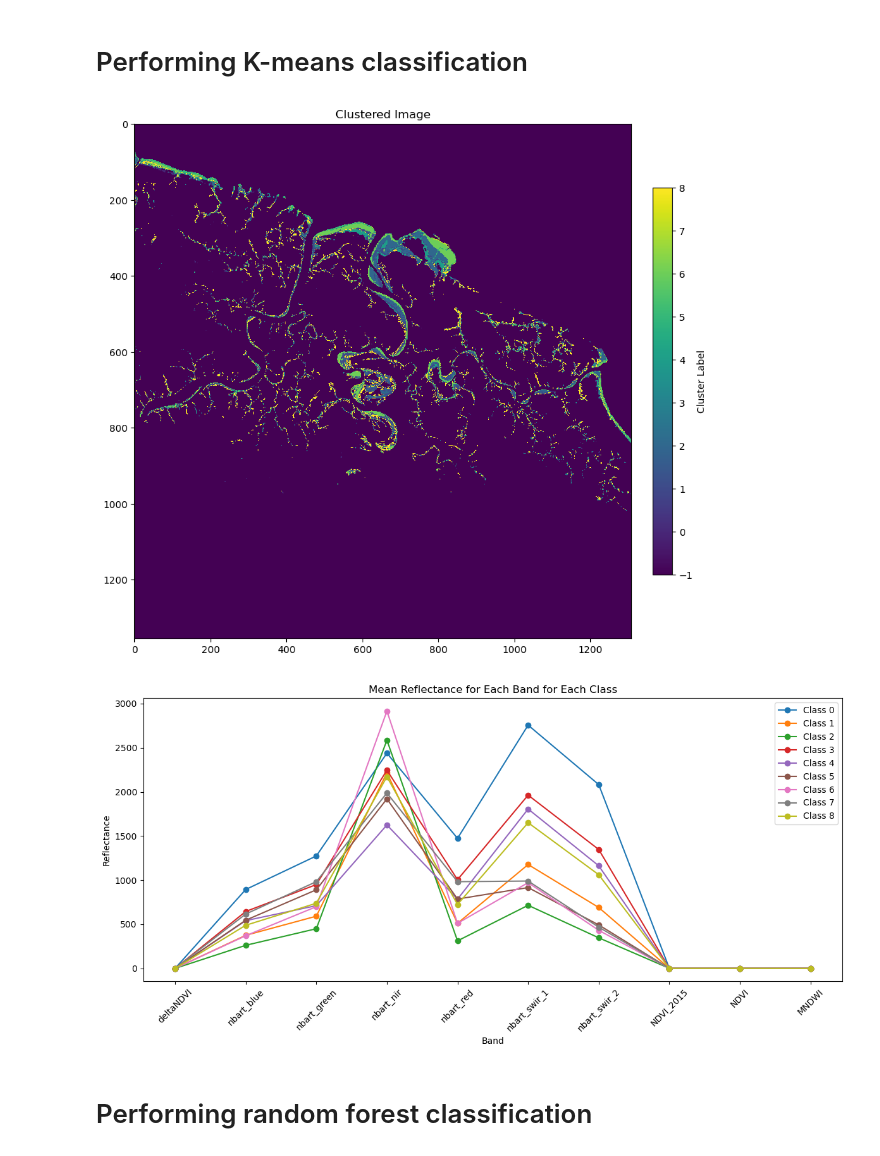
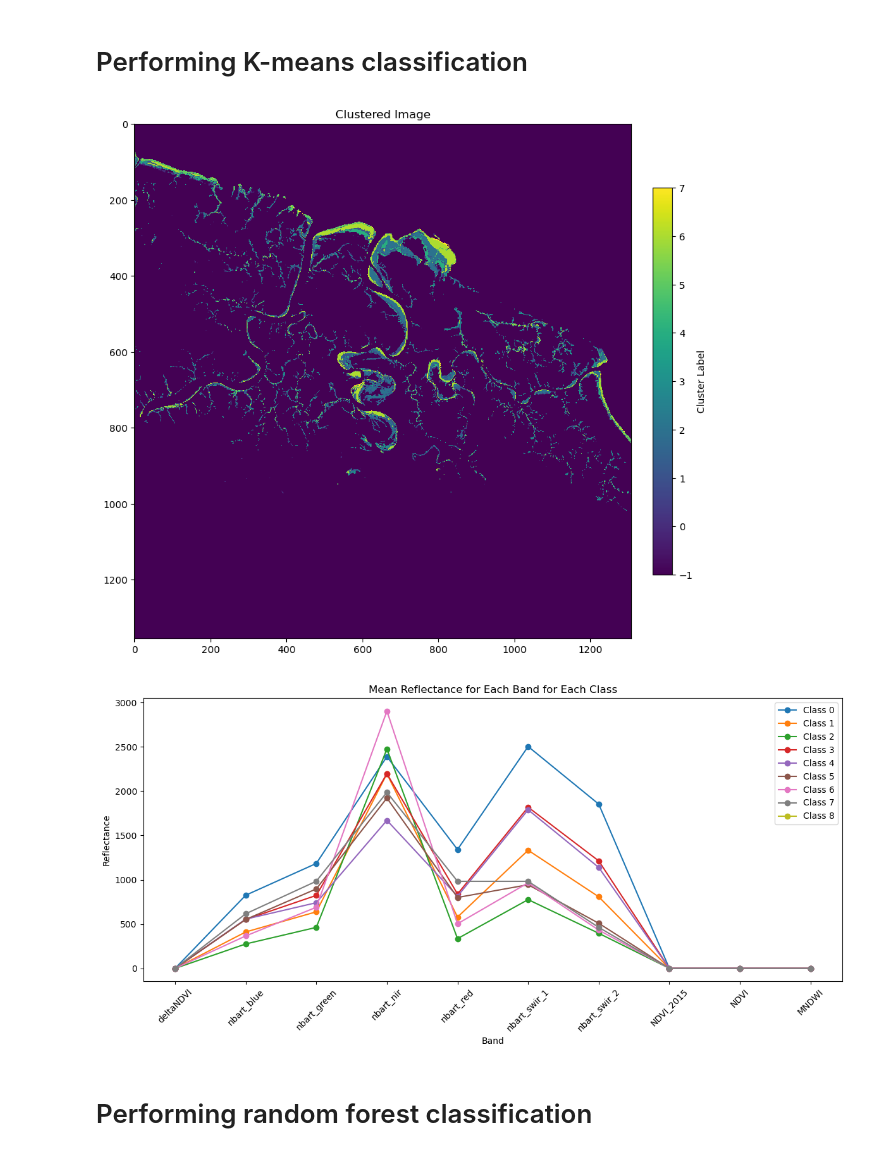
Before and after one commit to rogeriovictorsg/mangrove-classification, a Jupyter notebook: mangrove-300524-v4f.ipynb, the cells around one changed output. Drawn from its saved outputs; the diff is of its cells as text; code cells hidden in the pictures.

```diff
--- a/mangrove-300524-v4f.ipynb
+++ b/mangrove-300524-v4f.ipynb
@@ -389,7 +389,7 @@ scaler = StandardScaler()
 valid_pixels_scaled = scaler.fit_transform(pixels[valid_pixels_mask])
 
 # Apply K-Means clustering to the valid pixels
-kmeans = KMeans(n_clusters=9, random_state=42)
+kmeans = KMeans(n_clusters=8, random_state=42)
 kmeans.fit(valid_pixels_scaled)
 valid_labels = kmeans.labels_
 
@@ -408,34 +408,34 @@ fig, ax = plt.subplots(figsize=(10, 10))  # Set an appropriate figure size
 im = ax.imshow(clustered_image, cmap='viridis', interpolation='none')
 plt.title('Clustered Image')
 cbar = plt.colorbar(im, ax=ax, fraction=0.036, pad=0.04)
 cbar.set_label('Cluster Label')
 plt.show()
 
 # Convert the clustered_image ndarray into an xarray DataArray
 clustered_da = xr.DataArray(
     data=clustered_image.astype(np.int16),  # Convert to a compatible data type such as int16
     dims=['y', 'x'],
     coords={
         'y': ls_2016_masked.coords['y'],
         'x': ls_2016_masked.coords['x']
     },
     name='clusters'
 )
 
 # Removing time dimension for applying the mask
 if 'time' in clustered_da.dims and clustered_da['time'].size == 1:
     clustered_da = clustered_da.squeeze('time')
 
 # Reorder dimensions for applying the mask
 if clustered_da.dims != ('y', 'x'):
     clustered_da = clustered_da.transpose('y', 'x')
 
 # Save the DataArray as a GeoTIFF
 clustered_da.rio.write_crs('EPSG:3577', inplace=True)
 output_tif_path = "./ls_2016_300524_v4f.tif"
 clustered_da.rio.to_raster(output_tif_path, dtype=np.int16, compress='LZW')
 # %% [output]
-[figure, old version]
+[figure, new version]
 # %%
 import numpy as np
 import matplotlib.pyplot as plt
@@ -472,7 +472,7 @@ plt.xticks(rotation=45)
 plt.tight_layout()
 plt.show()
 # %% [output]
-[figure, old version]
+[figure, new version]
 # %% [markdown]
 # Performing random forest classification
 # %%
```
Also changed, not shown: parts of 3 cells of this notebook.
